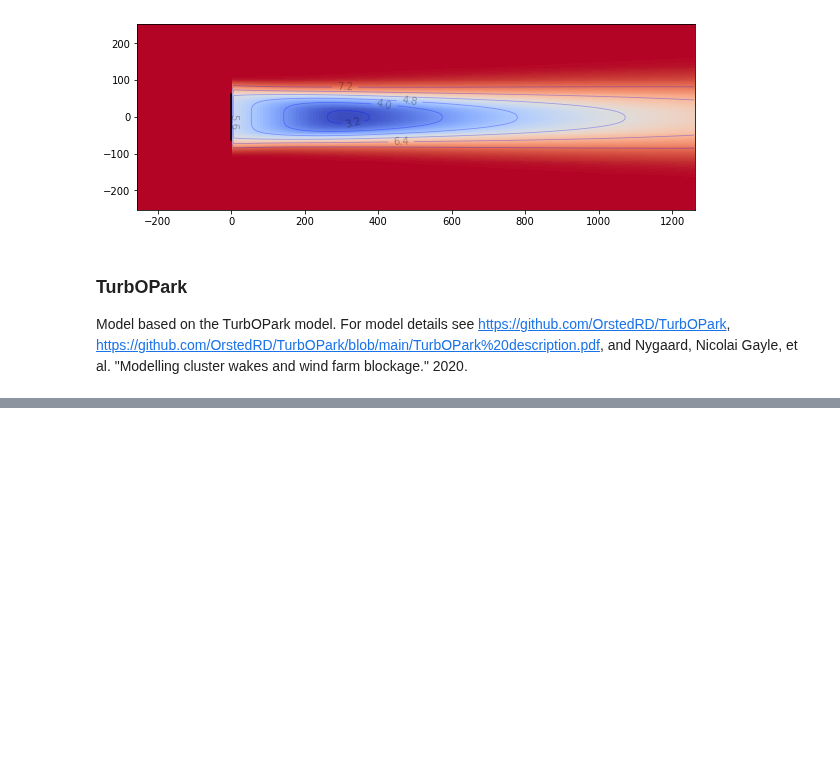
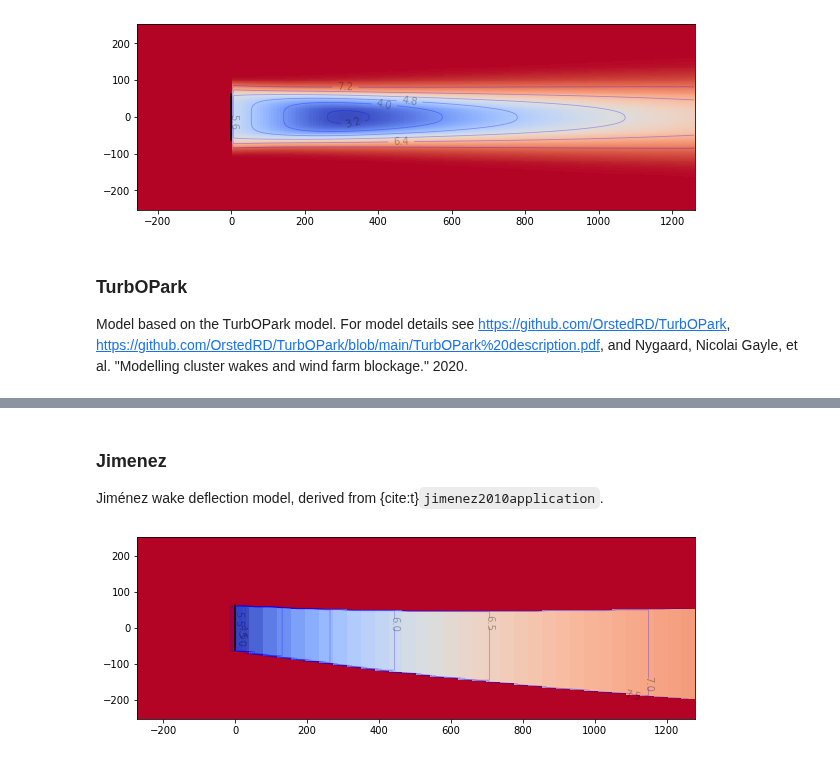
Before and after one commit to NREL/floris, a Jupyter notebook: docs/wake_models.ipynb, the cells around one changed output, grey strips where cells are left out. Drawn from its saved outputs; the diff is of its cells as text; code cells hidden in the pictures; blank space fills up the shorter version.

Commit message:
Add descriptions of the wake deflection and combination models

```diff
--- a/docs/wake_models.ipynb
+++ b/docs/wake_models.ipynb
@@ -107,0 +115,18 @@ Gayle, et al. "Modelling cluster wakes and wind farm blockage." 2020.
+# %% [markdown]
+### Jimenez
+Jiménez wake deflection model, derived from {cite:t}`jimenez2010application`.
+# %%
+fig, axes = plt.subplots(1, 1, figsize=(10, 10))
+fi = FlorisInterface("../examples/inputs/jensen.yaml")
+fi.reinitialize(layout_x=np.array([0.0]), layout_y=np.array([0.0]))
+yaw_angles = np.zeros((1, 1, 2))
+yaw_angles[:,:,0] = 20.0
+horizontal_plane = fi.calculate_horizontal_plane(
+    height=90.0,
+    x_resolution=40,
+    yaw_angles=yaw_angles
+)
+wakeviz.visualize_cut_plane(horizontal_plane, ax=axes)
+wakeviz.plot_turbines_with_fi(fi, ax=axes)
+# %% [output]
+[figure, added]
```
Also changed, not shown: parts of 18 cells of this notebook.
